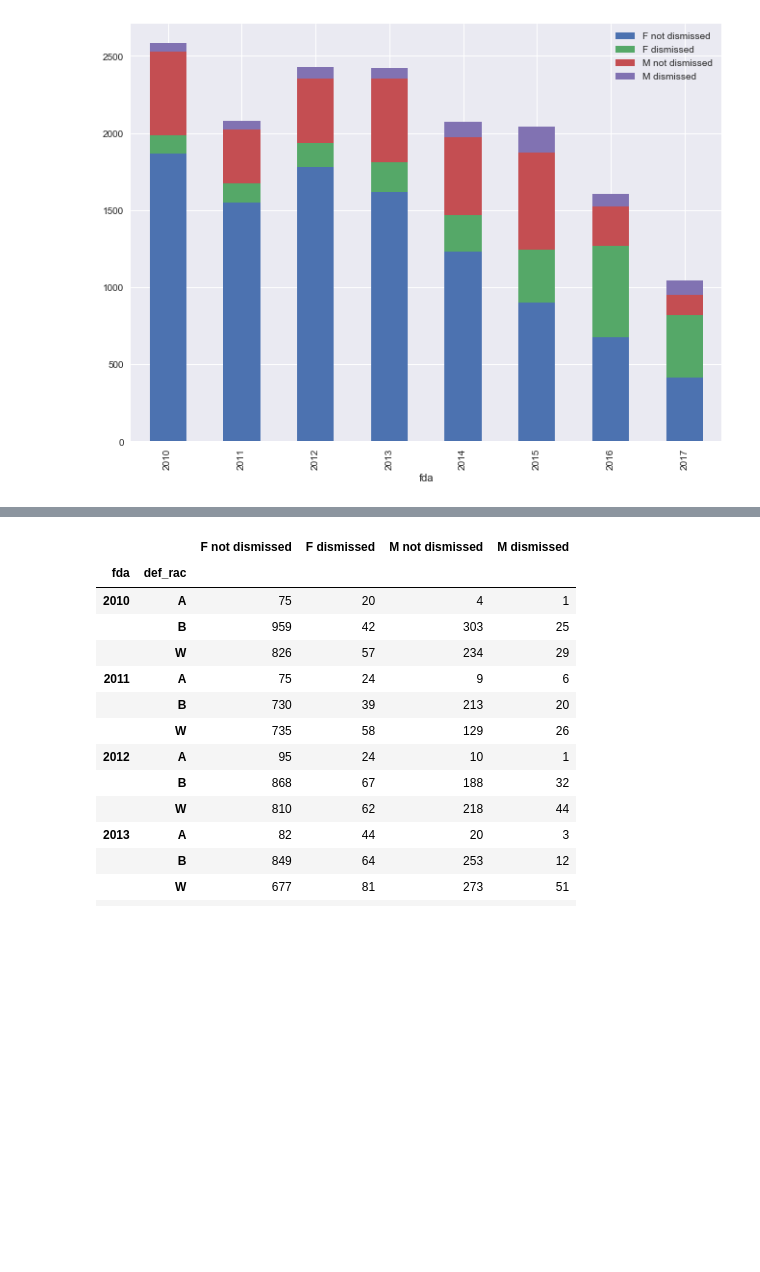
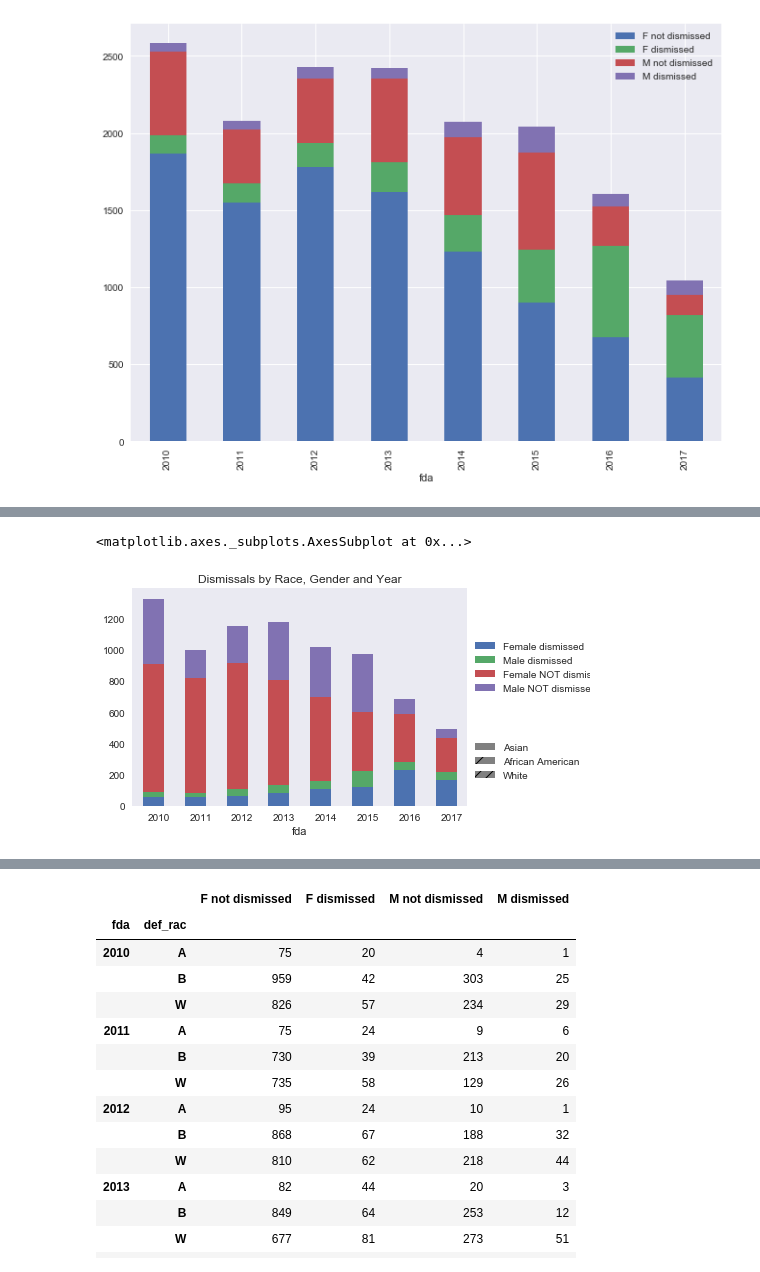
Before and after one commit to circushaase/harriscriminalcourt, a Jupyter notebook: Blog 1 visuals.ipynb, the cells around one changed output, grey strips where cells are left out. Saved outputs shown, nothing was run; the diff lists cells and outputs as text; code cells hidden in the pictures; blank space fills up the shorter version.

Commit message:
Attempt to create stacked clustered bar chart

```diff
--- a/Blog 1 visuals.ipynb
+++ b/Blog 1 visuals.ipynb
@@ -18,6 +25,9 @@ HTML('<style>{}</style>'.format(css))
 prost = pd.read_csv('clean_2010_2017.csv', index_col=0)
 prost['fda'] = pd.to_datetime(prost.fda)
 prost['dispdt'] = pd.to_datetime(prost.dispdt)
+# %%
+dismiss= prost[prost.disposition == 'DISMISSED']
+not_dismiss= prost[prost.disposition != 'DISMISSED']
 # %%
 #Which day of the week is most popular for disposition date
 d= prost.disptdayofweek.value_counts()
@@ -502,0 +421,3 @@ not_dis.head()
+# %%
+not_dismiss['dismiss'] = 'NOT dismissed'
+dismiss['dismiss'] = 'dismissed'
@@ -502,0 +462,7 @@ not_dis.head()
+# %%
+dis_B_sex = dis_B.groupby([dis_B.fda.dt.year, 'def_sex']).size().unstack()
+dis_B_sex = dis_B_sex.rename(index=str, columns={"F": "Female dismissed", "M": "Male dismissed"})
+notdis_B_sex = notdis_B.groupby([notdis_B.fda.dt.year, 'def_sex']).size().unstack()
+notdis_B_sex = notdis_B_sex.rename(index=str, columns={"F": "Female NOT dismissed", "M": "Male NOT dismissed"})
+black = pd.concat([dis_B_sex, notdis_B_sex], axis=1)
+black
@@ -502,0 +480,7 @@ not_dis.head()
+# %%
+dis_W_sex = dis_W.groupby([dis_W.fda.dt.year, 'def_sex']).size().unstack()
+dis_W_sex = dis_W_sex.rename(index=str, columns={"F": "Female dismissed", "M": "Male dismissed"})
+notdis_W_sex = notdis_W.groupby([notdis_W.fda.dt.year, 'def_sex']).size().unstack()
+notdis_W_sex = notdis_W_sex.rename(index=str, columns={"F": "Female NOT dismissed", "M": "Male NOT dismissed"})
+white = pd.concat([dis_W_sex, notdis_W_sex], axis=1)
+white
@@ -502,0 +498,50 @@ not_dis.head()
+# %%
+def plot_clustered_stacked(dfall, labels=None, title="Dismissals by Race, Gender and Year",  H="/", **kwargs):
+    """Given a list of dataframes, with identical columns and index, create a clustered stacked bar plot.
+labels is a list of the names of the dataframe, used for the legend
+title is a string for the title of the plot
+H is the hatch used for identification of the different dataframe"""
+
+    n_df = len(dfall)
+    n_col = len(dfall[0].columns)
+    n_ind = len(dfall[0].index)
+    axe = plt.subplot(111)
+
+    for df in dfall : # for each data frame
+        axe = df.plot(kind="bar",
+                      linewidth=0,
+                      stacked=True,
+                      ax=axe,
+                      legend=False,
+                      grid=False,
+                      **kwargs)  # make bar plots
+
+    h,l = axe.get_legend_handles_labels() # get the handles we want to modify
+    for i in range(0, n_df * n_col, n_col): # len(h) = n_col * n_df
+        for j, pa in enumerate(h[i:i+n_col]):
+            for rect in pa.patches: # for each index
+                rect.set_x(rect.get_x() + 1 / float(n_df + 1) * i / float(n_col))
+                rect.set_hatch(H * int(i / n_col)) #edited part
+                rect.set_width(1 / float(n_df + 1))
+
+    axe.set_xticks((np.arange(0, 2 * n_ind, 2) + 1 / float(n_df + 1)) / 2.)
+    axe.set_xticklabels(df.index, rotation = 0)
+    axe.set_title(title)
+
+    # Add invisible data to add another legend
+    n=[]
+    for i in range(n_df):
+        n.append(axe.bar(0, 0, color="gray", hatch=H * i))
+
+    l1 = axe.legend(h[:n_col], l[:n_col], loc=[1.01, 0.5])
+    if labels is not None:
+        l2 = plt.legend(n, labels, loc=[1.01, 0.1])
+    axe.add_artist(l1)
+    return axe
+
+
+# Then, just call :
+plot_clustered_stacked([asian, black, white],["Asian", "African American", "White"])
+# %% [output]
+<matplotlib.axes._subplots.AxesSubplot at 0x...>
+[figure, added]
```
Also changed, not shown: parts of 21 cells of this notebook.
